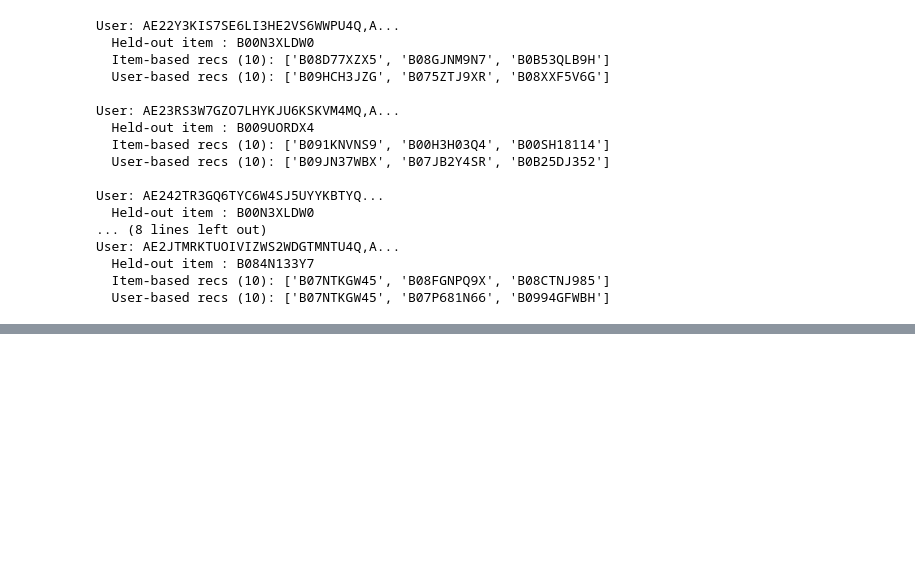
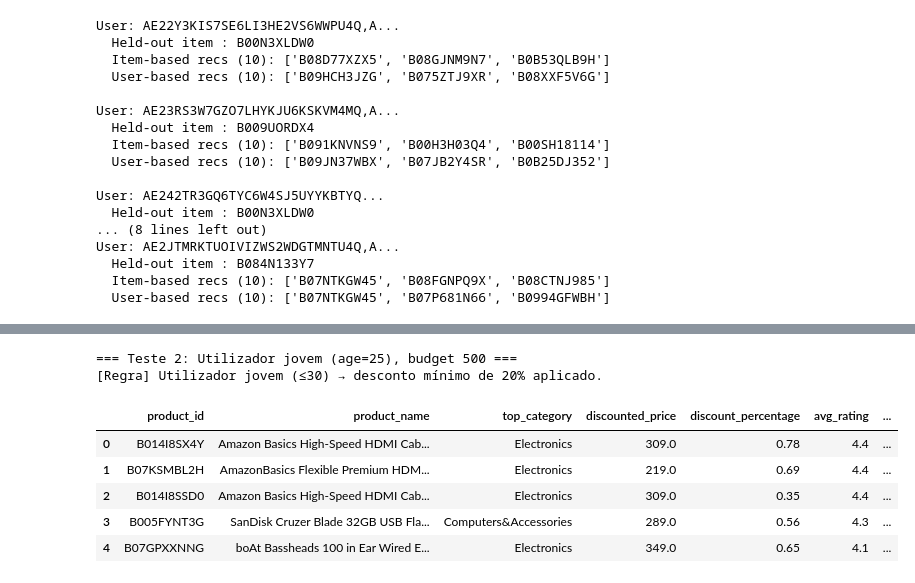
Before and after one commit to jorgemendanhacruz/SistemasDeRecomendacoes_ISEP, a Jupyter notebook: recommender-api/src/models/models.ipynb, the cells around one changed output, grey strips where cells are left out. Saved outputs shown, nothing was run; the diff lists cells and outputs as text; code cells hidden in the pictures; blank space fills up the shorter version.

```diff
--- a/recommender-api/src/models/models.ipynb
+++ b/recommender-api/src/models/models.ipynb
@@ -572,0 +692,19 @@ User: AE2JTMRKTUOIVIZWS2WDGTMNTU4Q,A...
+# %%
+# Teste 2 — Regra demográfica: utilizador jovem (≤30)
+# Desconto mínimo de 20% aplicado automaticamente
+print("=== Teste 2: Utilizador jovem (age=25), budget 500 ===")
+knowledge_based_recommender(
+    max_price=500,
+    min_rating=4.0,
+    user_age=25,
+    n=5
+)
+# %% [output]
+=== Teste 2: Utilizador jovem (age=25), budget 500 ===
+[Regra] Utilizador jovem (≤30) → desconto mínimo de 20% aplicado.
+|  | product_id | product_name | top_category | discounted_price | discount_percentage | avg_rating | ... |
+| 0 | B014I8SX4Y | Amazon Basics High-Speed HDMI Cab... | Electronics | 309.0 | 0.78 | 4.4 | ... |
+| 1 | B07KSMBL2H | AmazonBasics Flexible Premium HDM... | Electronics | 219.0 | 0.69 | 4.4 | ... |
+| 2 | B014I8SSD0 | Amazon Basics High-Speed HDMI Cab... | Electronics | 309.0 | 0.35 | 4.4 | ... |
+| 3 | B005FYNT3G | SanDisk Cruzer Blade 32GB USB Fla... | Computers&Accessories | 289.0 | 0.56 | 4.3 | ... |
+| 4 | B07GPXXNNG | boAt Bassheads 100 in Ear Wired E... | Electronics | 349.0 | 0.65 | 4.1 | ... |
```
Also changed, not shown: parts of 8 cells of this notebook.
